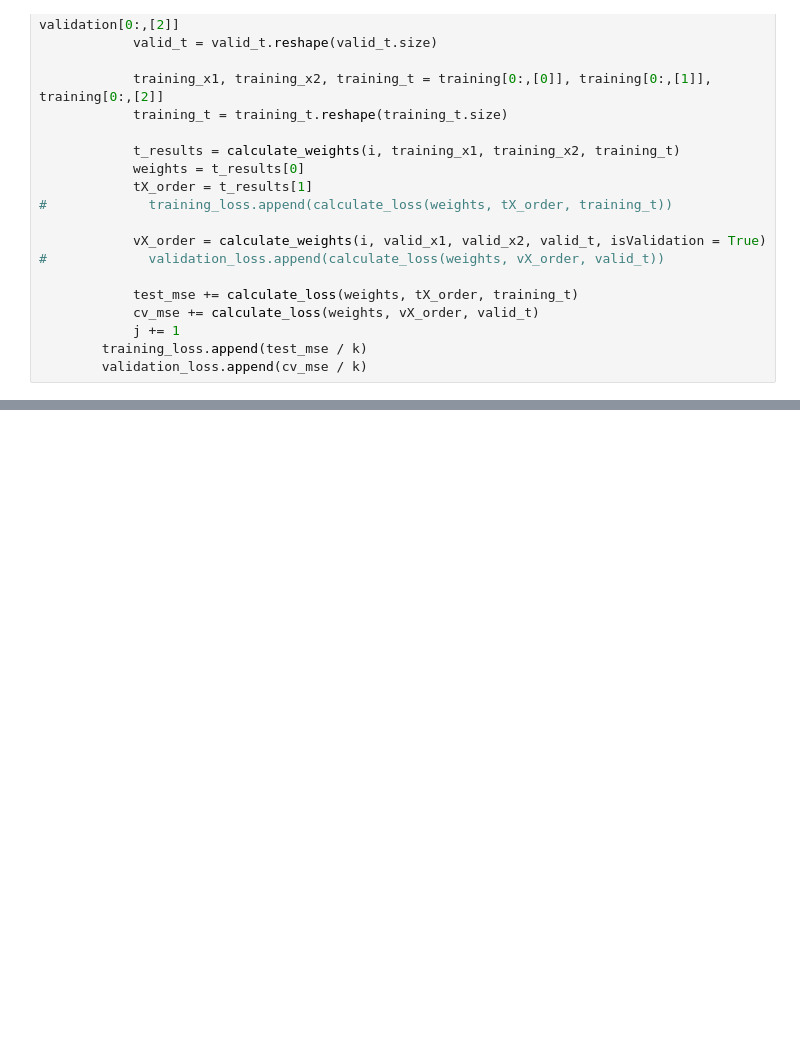
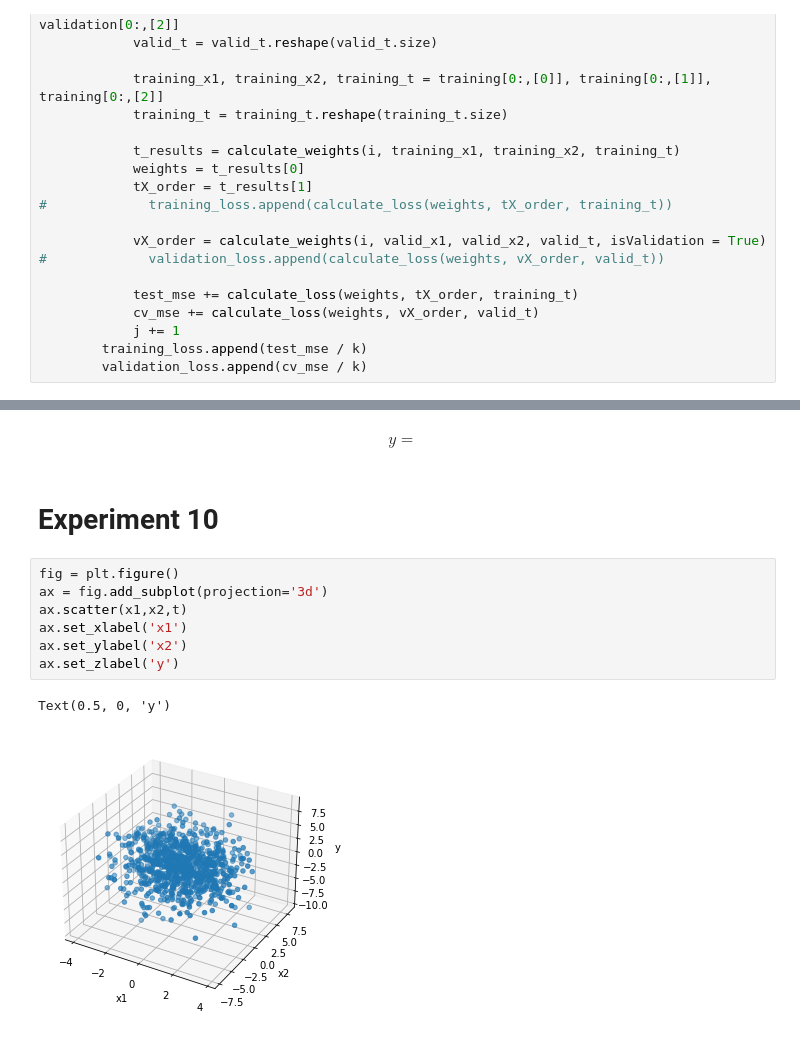
Before and after one commit to ethanjpkamus/cpsc-349-project-2, a Jupyter notebook: project2.ipynb, the cells around one changed output, grey strips where cells are left out. Drawn from its saved outputs; the diff is of its cells as text; blank space fills up the shorter version.

```diff
--- a/project2.ipynb
+++ b/project2.ipynb
@@ -223,0 +250,14 @@ plt.plot(x, validation_loss)
+# %% [markdown]
+$$ y = $$
+# %% [markdown]
+# Experiment 10
+# %%
+fig = plt.figure()
+ax = fig.add_subplot(projection='3d')
+ax.scatter(x1,x2,t)
+ax.set_xlabel('x1')
+ax.set_ylabel('x2')
+ax.set_zlabel('y')
+# %% [output]
+Text(0.5, 0, 'y')
+[figure, added]
```
Also changed, not shown: parts of 10 cells of this notebook.
